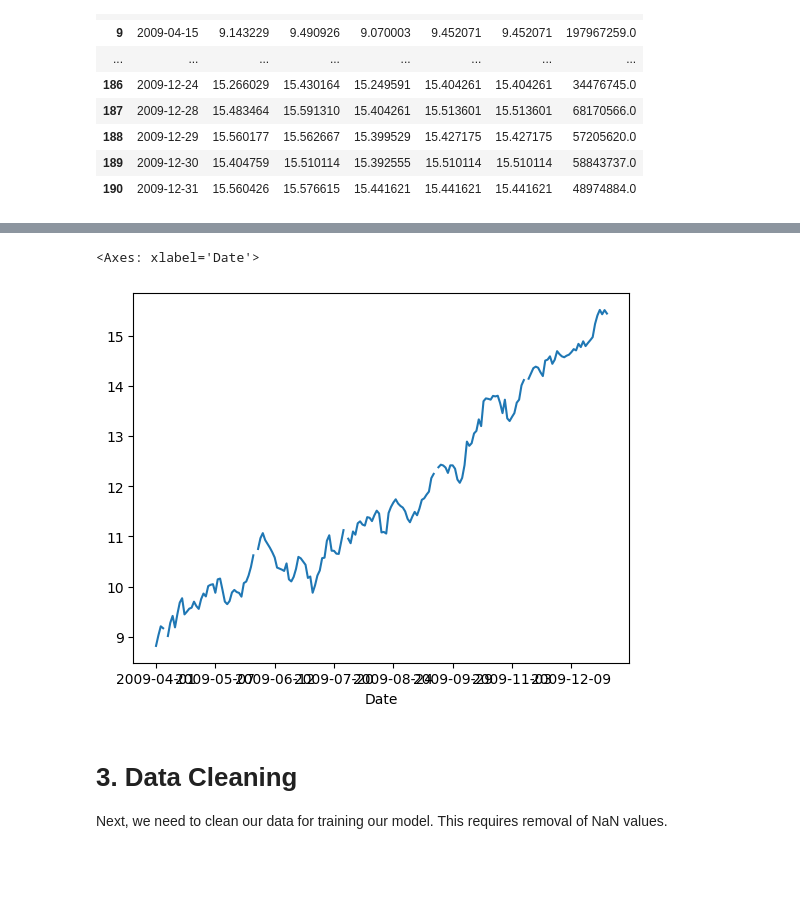
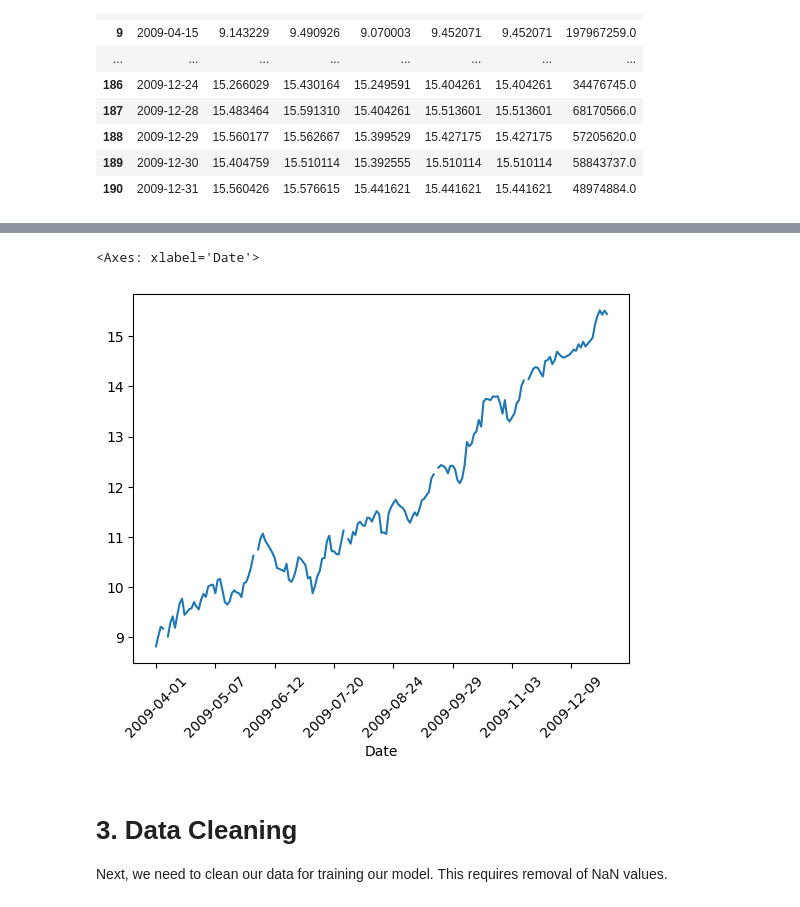
Before and after one commit to bigboy92/fend-matching-game, a Jupyter notebook: project_nb.ipynb, the cells around one changed output, grey strips where cells are left out. Cells and saved outputs as stored; diff of their text form; code cells hidden in the pictures; blank space fills up the shorter version.

```diff
--- a/project_nb.ipynb
+++ b/project_nb.ipynb
@@ -81,9 +61,9 @@ display_df(data)
 # %%
 # Plot the Close Data
-data['Close'].plot()
+data['Close'].plot(rot=45)
 # %% [output]
 <Axes: xlabel='Date'>
-[figure, old version]
+[figure, new version]
 # %% [markdown]
 # 3. Data Cleaning
 Next, we need to clean our data for training our model. This requires removal of NaN values.
```
Also changed, not shown: parts of 27 cells of this notebook.
